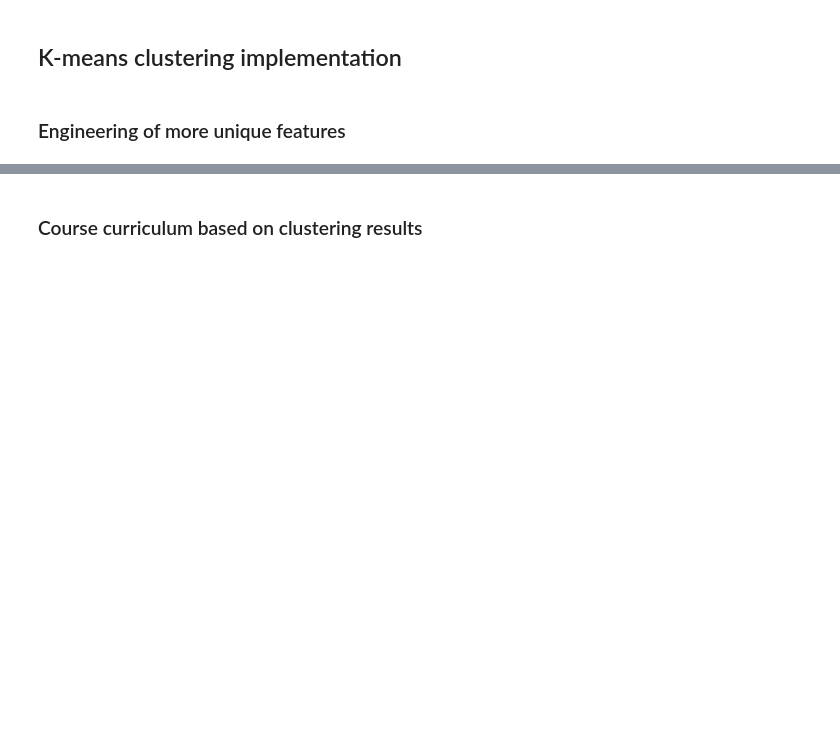
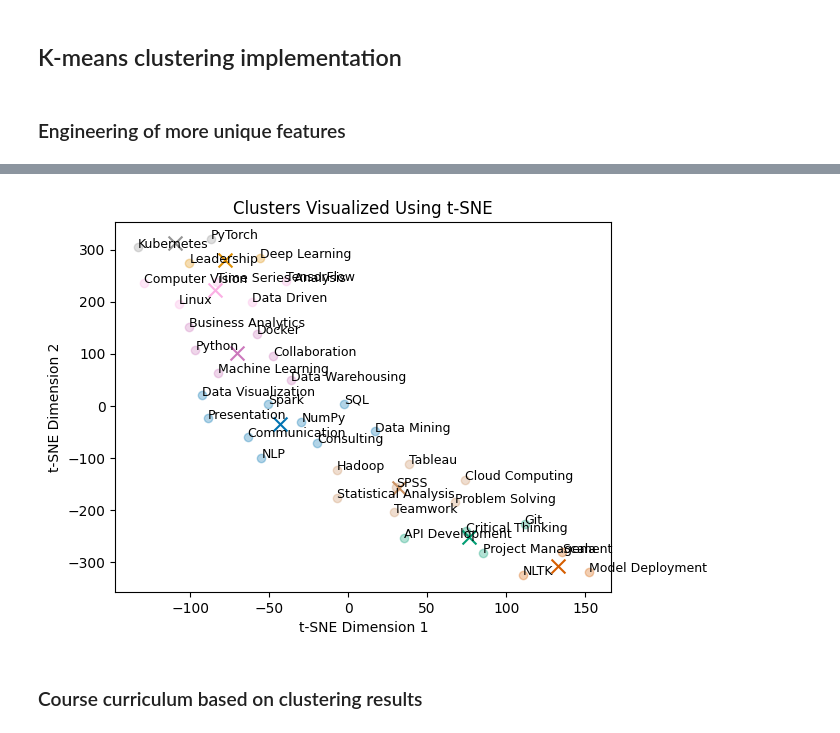
Before and after one commit to linj121/MIE1624-Asg3, a Jupyter notebook: src/lastname_studentnumber_assignment3.ipynb, the cells around one changed output, grey strips where cells are left out. Cells and saved outputs as stored; diff of their text form; code cells hidden in the pictures; blank space fills up the shorter version.

```diff
--- a/src/lastname_studentnumber_assignment3.ipynb
+++ b/src/lastname_studentnumber_assignment3.ipynb
@@ -715,5 +734,5 @@ plt.show()
 # %%
-skill_columns = df.columns[6:55]
+skill_columns = df.columns[6:54]
 
 # Calculate the average salary for each skill
 average_salary_per_skill = {}
@@ -988,2 +1132,52 @@ memory usage: 460.9+ KB
+# %%
+from sklearn.cluster import KMeans
+from sklearn.preprocessing import OneHotEncoder
+from sklearn.manifold import TSNE
+
+df = skill_features_cleaned
+
+# One-hot encode categorical variables if needed
+one_hot = OneHotEncoder()
+cat_features = df.select_dtypes(include=['object']).drop(columns=['Embedding'])
+cat_encoded = one_hot.fit_transform(cat_features).toarray()
+
+# Extract numeric features and embeddings
+numeric_features = df.select_dtypes(include=['int64', 'float64']).values
+embeddings = np.vstack(df['Embedding'].apply(np.array).values)
+
+# Combine all features
+all_features = np.hstack((numeric_features, cat_encoded, embeddings))
+# %%
+n_clusters = 8
+kmeans = KMeans(n_clusters=n_clusters, init='k-means++', random_state=42)
+kmeans.fit(all_features)
+df['Cluster'] = kmeans.labels_
+
+# Visualization using t-SNE
+tsne = TSNE(n_components=2, perplexity=15, random_state=42, init='random', learning_rate=200)
+vis_dims = tsne.fit_transform(all_features)
+
+x = [x for x, y in vis_dims]
+y = [y for x, y in vis_dims]
+
+palette = sns.color_palette("colorblind", n_clusters)
+colors = palette.as_hex()
+for category, color in enumerate(colors):
+    xs = np.array(x)[df.Cluster == category]
+    ys = np.array(y)[df.Cluster == category]
+    plt.scatter(xs, ys, color=color, alpha=0.3)
+    plt.scatter(xs.mean(), ys.mean(), marker='x', color=color, s=100)
+
+# Adding skill labels
+for i, (x_coord, y_coord) in enumerate(vis_dims):
+    plt.text(x_coord, y_coord, df.index[i], fontsize=9)
+
+
+plt.title("Clusters Visualized Using t-SNE")
+plt.xlabel("t-SNE Dimension 1")
+plt.ylabel("t-SNE Dimension 2")
+plt.show()
+# %% [output]
+[figure, added]
 # %% [markdown]
 ### Course curriculum based on clustering results
```
Also changed, not shown: parts of 30 cells of this notebook, 6 other files.
